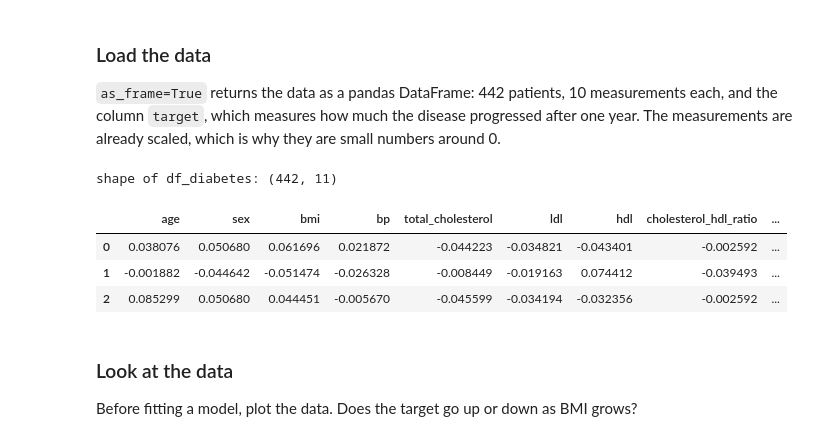
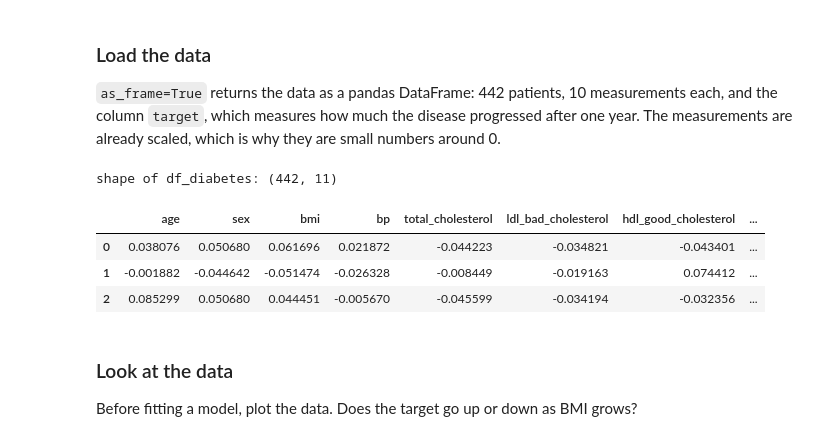
Before and after one commit to yundaqwe/Software-Project, a Jupyter notebook: scikit_learn.ipynb, the cells around one changed output. Saved outputs shown, nothing was run; the diff lists cells and outputs as text; code cells hidden in the pictures.

Commit message:
scikit_learn.ipynb: spell out LDL and HDL as bad and good cholesterol

```diff
--- a/scikit_learn.ipynb
+++ b/scikit_learn.ipynb
@@ -183,22 +183,22 @@ We follow the scikit-learn workflow, one step at a time: load → look → prepa
 # %%
 diabetes = datasets.load_diabetes(as_frame=True)
 # The six blood tests are called s1 ... s6 in the dataset; give them readable names
 df_diabetes = diabetes.frame.rename(columns={
     's1': 'total_cholesterol',
-    's2': 'ldl',
-    's3': 'hdl',
+    's2': 'ldl_bad_cholesterol',
+    's3': 'hdl_good_cholesterol',
     's4': 'cholesterol_hdl_ratio',
     's5': 'log_triglycerides',
     's6': 'blood_sugar',
 })
 title("shape of df_diabetes:", df_diabetes.shape)
 df_diabetes.head(3)
 # %% [output]
 shape of df_diabetes: (442, 11)
-|  | age | sex | bmi | bp | total_cholesterol | ldl | hdl | cholesterol_hdl_ratio | ... |
-| 0 | 0.038076 | 0.050680 | 0.061696 | 0.021872 | -0.044223 | -0.034821 | -0.043401 | -0.002592 | ... |
-| 1 | -0.001882 | -0.044642 | -0.051474 | -0.026328 | -0.008449 | -0.019163 | 0.074412 | -0.039493 | ... |
-| 2 | 0.085299 | 0.050680 | 0.044451 | -0.005670 | -0.045599 | -0.034194 | -0.032356 | -0.002592 | ... |
+|  | age | sex | bmi | bp | total_cholesterol | ldl_bad_cholesterol | hdl_good_cholesterol | ... |
+| 0 | 0.038076 | 0.050680 | 0.061696 | 0.021872 | -0.044223 | -0.034821 | -0.043401 | ... |
+| 1 | -0.001882 | -0.044642 | -0.051474 | -0.026328 | -0.008449 | -0.019163 | 0.074412 | ... |
+| 2 | 0.085299 | 0.050680 | 0.044451 | -0.005670 | -0.045599 | -0.034194 | -0.032356 | ... |
 # %% [markdown]
 ### Look at the data
 
```
